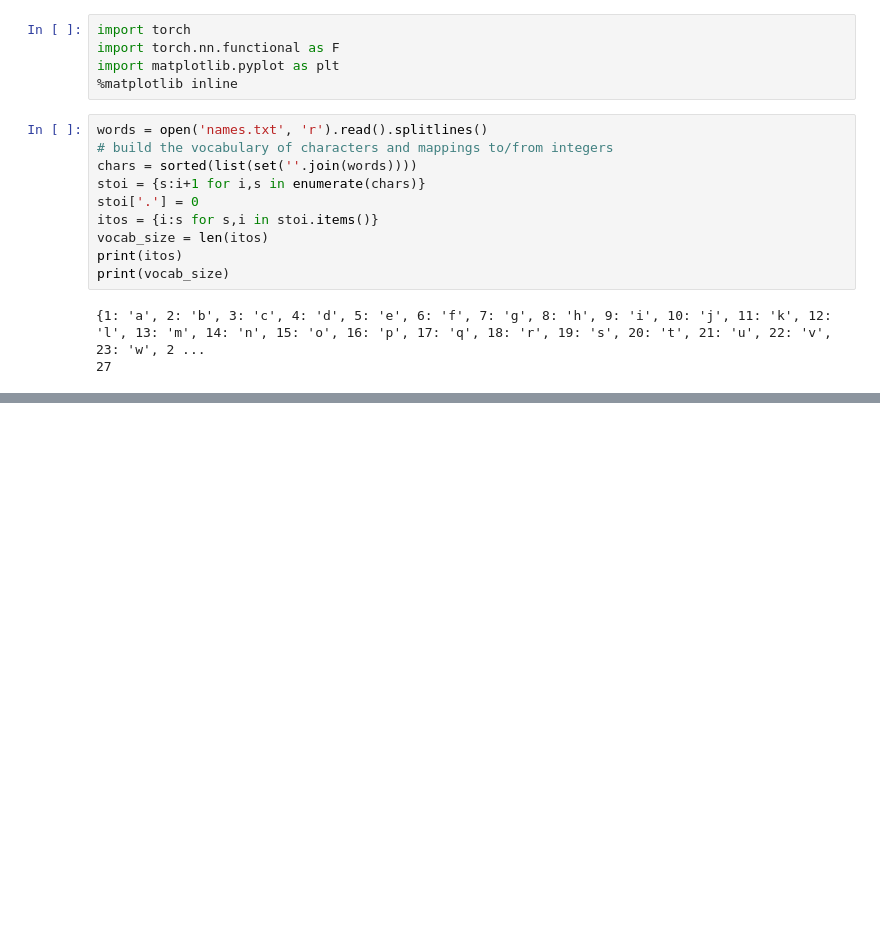
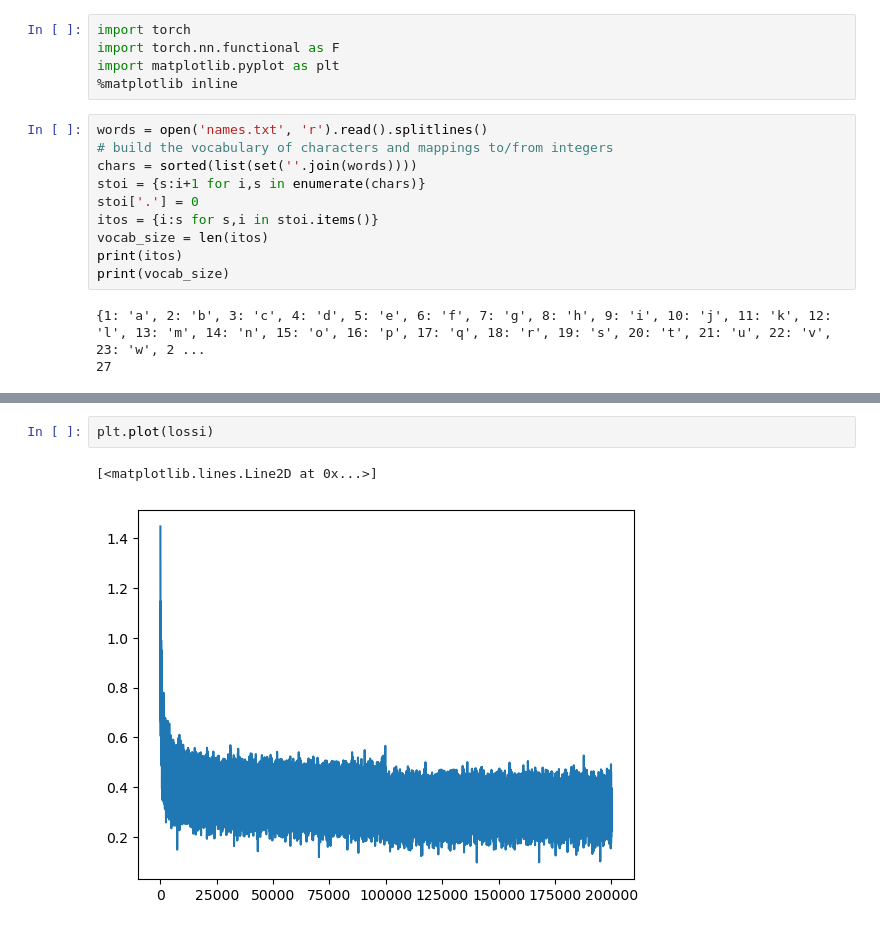
Before and after one commit to antonvasin/nn-zero-hero-solutions, a Jupyter notebook: makemore3.ipynb, the cells around one changed output, grey strips where cells are left out. Drawn from its saved outputs; the diff is of its cells as text; blank space fills up the shorter version.

```diff
--- a/makemore3.ipynb
+++ b/makemore3.ipynb
@@ -124,0 +133,5 @@ for i in range(max_steps):
+# %%
+plt.plot(lossi)
+# %% [output]
+[<matplotlib.lines.Line2D at 0x...>]
+[figure, added]
```
Also changed, not shown: parts of 9 cells of this notebook.
